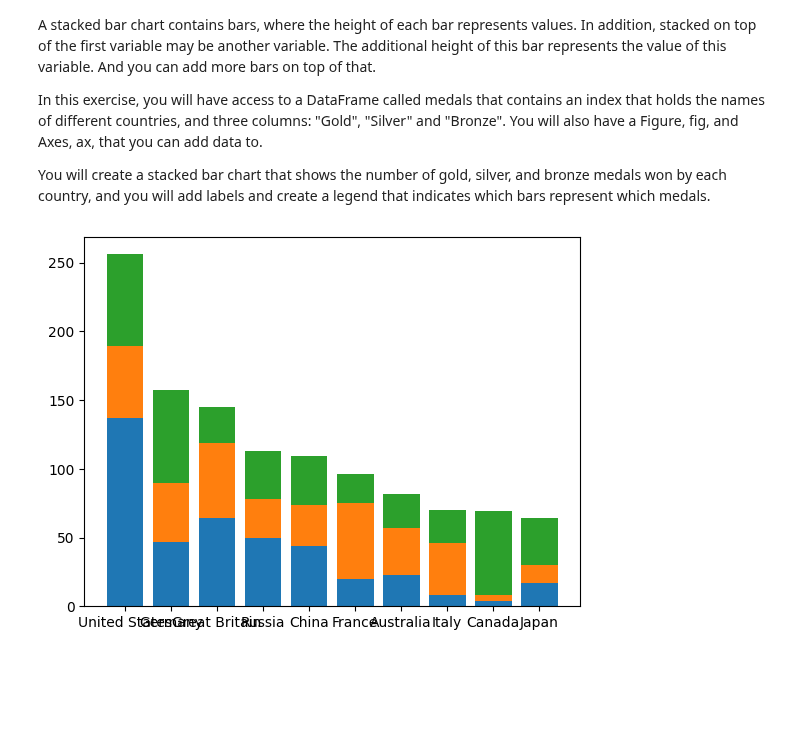
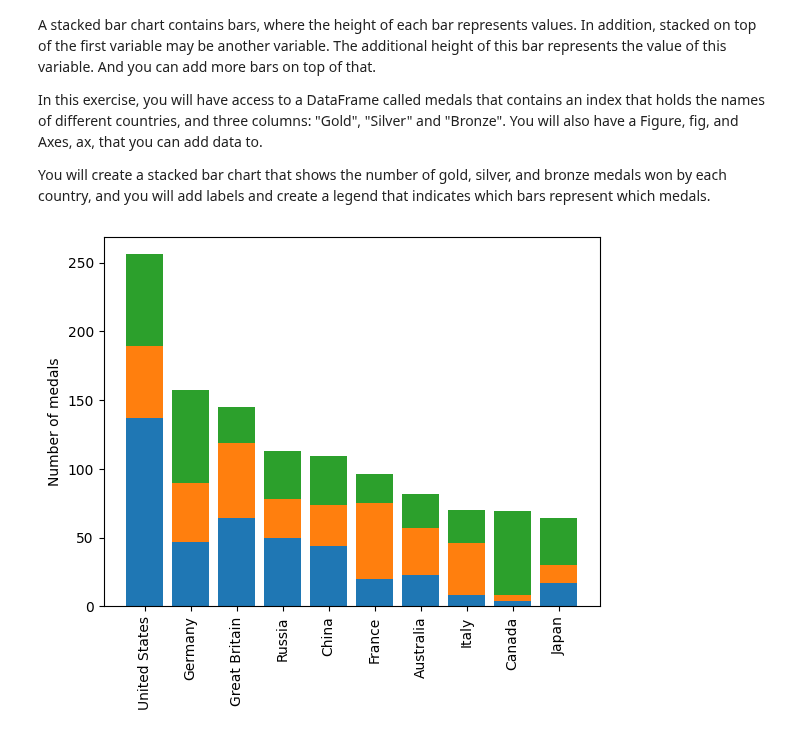
Before and after one commit to Emigbanam/Data-Analysis-Practice, a Jupyter notebook: Data Visualization With Python (Matplotlib).ipynb, the cells around one changed output. Drawn from its saved outputs; the diff is of its cells as text; code cells hidden in the pictures; blank space fills up the shorter version.

```diff
--- a/Data Visualization With Python (Matplotlib).ipynb
+++ b/Data Visualization With Python (Matplotlib).ipynb
@@ -423,14 +423,16 @@ You will create a stacked bar chart that shows the number of gold, silver, and b
 # %%
 #1. Call the ax.bar method to add the "Gold" medals. Call it with the label set to "Gold".
 fig, ax = plt.subplots()
 ax.bar(medals['country'], medals['Gold'], label='Gold')
 
 #2. Call the ax.bar method to stack "Silver" bars on top of that, using the bottom key-word argument so the bottom of the bars will be on top of the gold medal bars, and label to add the label "Silver".
 ax.bar(medals['country'], medals['Silver'], bottom=medals['Gold'], label='Silver')
 
 #3. Use ax.bar to add "Bronze" bars on top of that, using the bottom key-word and label it as "Bronze".
 ax.bar(medals['country'], medals['Bronze'], bottom=medals['Gold'] + medals['Silver'], label='Bronze')
+ax.set_xticklabels(medals["country"], rotation=90)
+ax.set_ylabel('Number of medals')
 
 plt.show()
 # %% [output]
-[figure, old version]
+[figure, new version]
```
Also changed, not shown: parts of 2 cells of this notebook.
